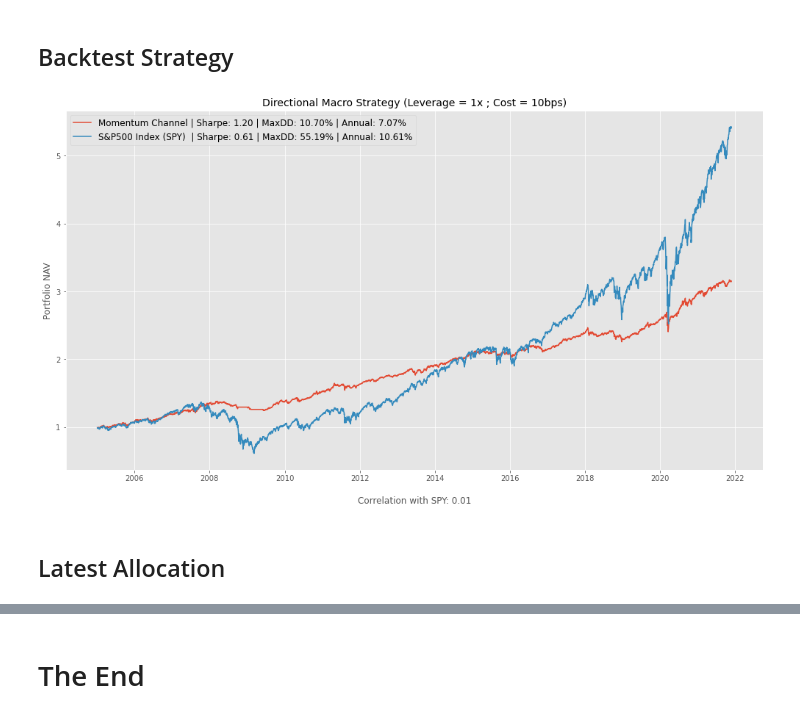
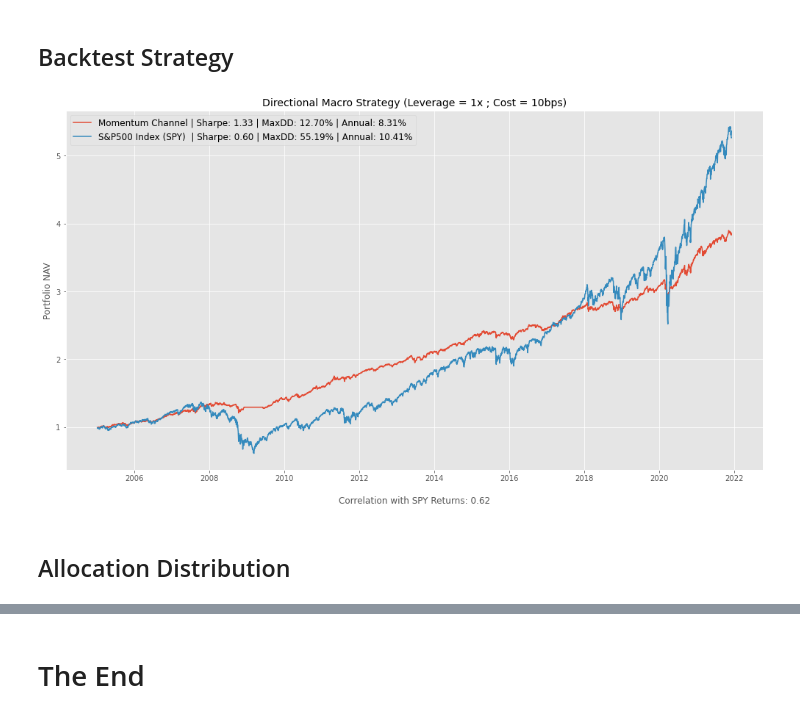
Before and after one commit to samueljuanp/investment_analysis, a Jupyter notebook: strategies/macro_momentum.ipynb, the cells around one changed output, grey strips where cells are left out. Cells and saved outputs as stored; diff of their text form; code cells hidden in the pictures.

```diff
--- a/strategies/macro_momentum.ipynb
+++ b/strategies/macro_momentum.ipynb
@@ -19,7 +19,7 @@ import datetime as dt
 ## Retrieve Data
 # %%
 # define tickers
-equities = 'SPY QQQ XLY XLV XLP EEM VIG ARKK ESGU'.split()
+equities = 'SPY QQQ XLY XLV XLP MCHI VWO VIG ARKK ESGU'.split()
 bonds = 'AGG BND BNDX EMB HYG IEF IEI IGSB LQD SHY TIP TLT'.split()
 reits = 'VNQ'.split()
 commods = 'GLD SLV XLE'.split()
@@ -28,4 +28,5 @@ tickers = equities + bonds + reits + commods + crypto
 # %%
 %%time
 data = wb.DataReader(name=tickers, data_source='yahoo', start='2003-01-01', end=dt.date.today())['Adj Close']
+data.loc[data.index[-1]+BDay(1),:] = np.nan
 # %% [output]
@@ -84,30 +99,29 @@ allocation = data.copy()
 allocation.loc[:] = np.nan
 
 # loop over rebalancing period
-for i in range(len(rebalance_dates)):
+for i in range(len(rebalance_on)):
 
     # define dates for ease of reference
     start_look = start[i]
     end_look = end[i]
-    start_rebal = rebalance_dates[i]
-    try: end_rebal = rebalance_dates[i+1] - BDay(1) # monthly rebalancing
-    except: end_rebal = None
+    rebal_on = rebalance_on[i]
+    try: hold_till = hold_until[i]
+    except: hold_till = None
 
     # slice lookback window and drop incomplete dataset
     df = data.loc[start_look:end_look].dropna(axis=1, how='any')
 
     # exclude SPY
-    df.drop('SPY', axis=1, inplace=True)
+    try: df.drop('SPY', axis=1, inplace=True)
+    except: pass
 
-    # capture maximum price during lookback window
+    # capture maximum and last price during lookback period
     max_price = df.max()
-
-    # capture the first price data at the beginning of rebalancing period
-    first_price = data.loc[start_rebal, df.columns]
-    ratio = first_price / max_price
+    last_price = df.iloc[-1]
+    ratio = last_price / max_price
 
     # select long candidates
-    long_names = first_price[first_price > (threshold * max_price)].index.tolist()
+    long_names = last_price[last_price > (threshold * max_price)].index.tolist()
     long_names = ratio[long_names].nlargest(max_assets).index.tolist()
 
     # define conditions for long trades
@@ -115,16 +129,13 @@ for i in range(len(rebalance_dates)):
 
         print(f"Lookback starts : {start_look.date()}")
         print(f"Lookback ends   : {end_look.date()}")
-        print(f"Hold from       : {start_rebal.date()}")
-        if end_rebal is not None:
-            print(f"Hold until      : {end_rebal.date()}")
+        print(f"Hold from       : {rebal_on.date()}")
+        if hold_till is not None:
+            print(f"Hold until      : {hold_till.date()}")
         else: pass
         print(f"Long names ({len(long_names)}) : {', '.join(long_names)}")
         print('==========================================')
 
         # allocate capital equally
-        try:
-            allocation.loc[start_rebal:end_rebal, long_names] = 1 / len(long_names)
-        except:
-            allocation.loc[start_rebal:, long_names] = 1 / len(long_names)
+        allocation.loc[rebal_on:hold_till, long_names] = 1 / len(long_names)
 # %% [output]
@@ -159,45 +170,45 @@ start_test = '2005'
 end_test = None
 
 # calculate daily portfolio return
-strat = (data.pct_change() * allocation.shift(2) * leverage).sum(axis=1).loc[start_test:end_test]
+strat = (data.pct_change() * allocation.shift() * leverage).sum(axis=1).loc[start_test:end_test]
 bench = data.loc[start_test:end_test,'SPY'].pct_change()
 
 # deduct transaction cost
 cost = tc / 10000
-turnover = (allocation * leverage).diff().shift().fillna(0).abs()
+turnover = (allocation * leverage).diff().fillna(0).abs()
 strat = strat - (turnover * cost).sum(axis=1)
 
 # functionalize Sharpe ratio
 def sharpe(daily_return):
     return daily_return.mean() / daily_return.std() * np.sqrt(250)
 
 # functionalize maximum drawdown
 def max_dd(daily_return):
     roll_max = (daily_return + 1).cumprod().expanding().max()
     daily_dd = (daily_return + 1).cumprod() / roll_max.values - 1.0
     max_dd = daily_dd.abs().max() * 100
     return max_dd
 
 # functionalize annualized return
 def annualized_return(daily_return):
     cum_return = (daily_return + 1).cumprod().dropna()
     ann_return = (cum_return.iloc[-1] / cum_return.iloc[0]) ** (1 / len(cum_return) * 252) - 1
     ann_return = ann_return * 100
     return ann_return
 
 # plot PnL
 plt.figure(figsize=(17,9))
 plt.plot((strat + 1).cumprod(), label=f"Momentum Channel | Sharpe: {sharpe(strat):.2f} | MaxDD: {max_dd(strat):.2f}% | Annual: {annualized_return(strat):.2f}%")
 plt.plot((bench + 1).cumprod(), label=f"S&P500 Index (SPY)  | Sharpe: {sharpe(bench):.2f} | MaxDD: {max_dd(bench):.2f}% | Annual: {annualized_return(bench):.2f}%")
 plt.title(f'Directional Macro Strategy (Leverage = {leverage}x ; Cost = {tc}bps)', fontsize=14)
-plt.xlabel(f"\nCorrelation with SPY: {strat.corr(data['SPY']):.2f}", fontsize=12)
+plt.xlabel(f"\nCorrelation with SPY Returns: {strat.corr(data['SPY'].pct_change()):.2f}", fontsize=12)
 plt.ylabel('Portfolio NAV', fontsize=12)
 plt.legend(fontsize=12)
 plt.show()
 
 # save return to csv file
 #strat.to_csv('macro_momentum_return.csv')
 # %% [output]
-[figure, old version]
+[figure, new version]
 # %% [markdown]
-## Latest Allocation
+## Allocation Distribution
```
Also changed, not shown: parts of 7 cells of this notebook.
